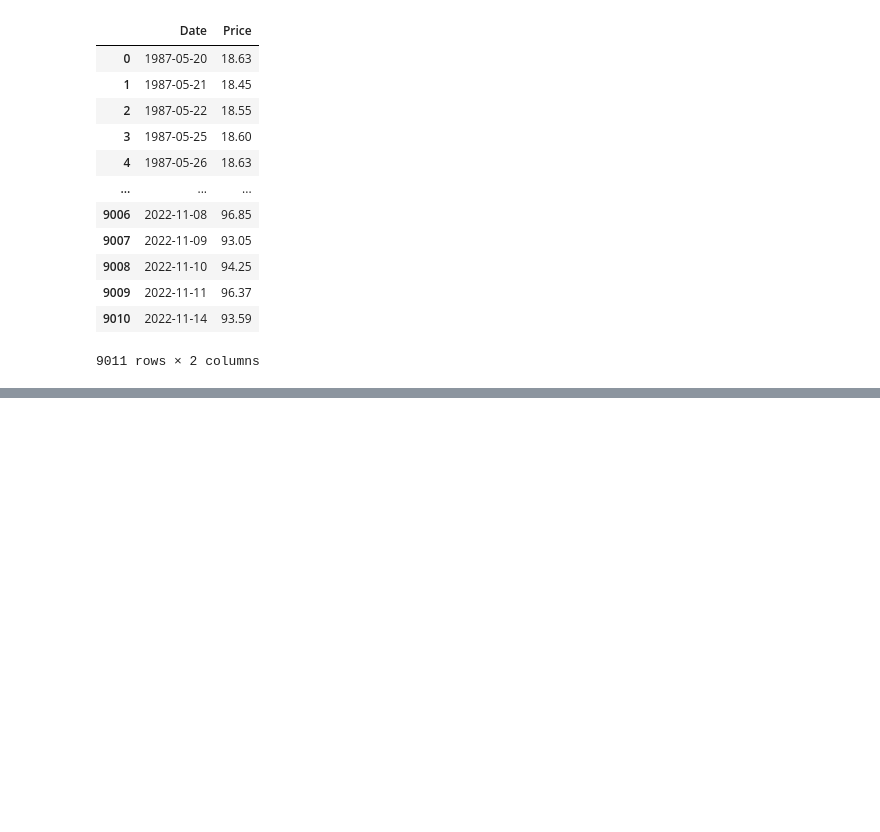
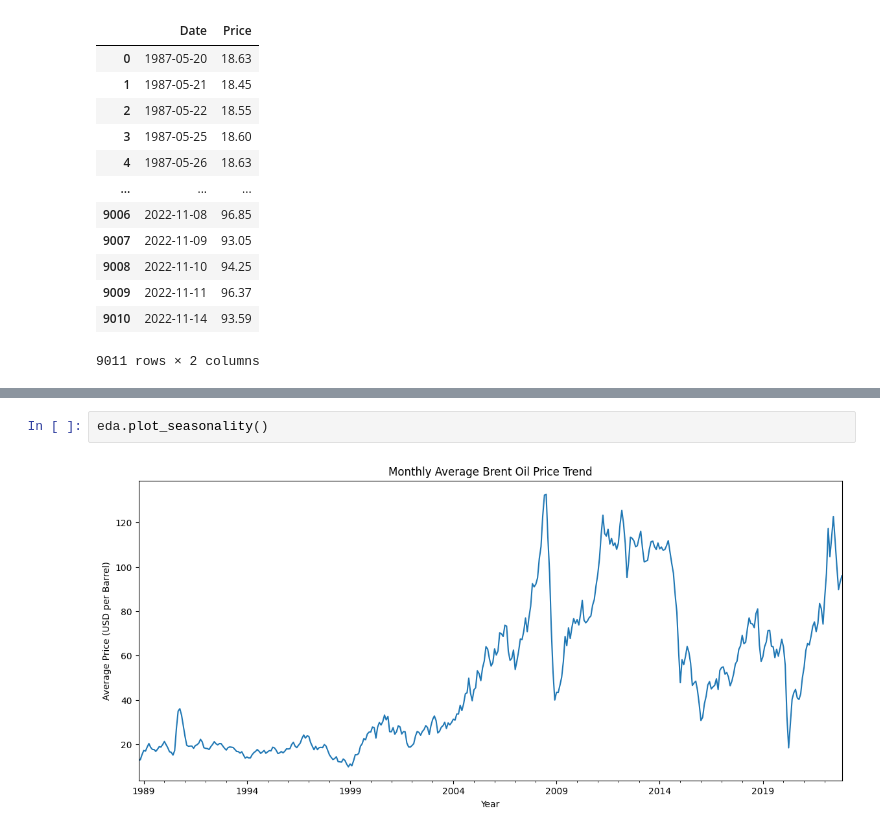
Before and after one commit to Khayo-7/10Academy-Kifiya-Week-10, a Jupyter notebook: notebooks/initial_EDA.ipynb, the cells around one changed output, grey strips where cells are left out. Cells and saved outputs as stored; diff of their text form; blank space fills up the shorter version.

```diff
--- a/notebooks/initial_EDA.ipynb
+++ b/notebooks/initial_EDA.ipynb
@@ -168,0 +199,4 @@ preprocessor.save_data(Path("../resources/data/processed/processed.csv"))
+# %%
+eda.plot_seasonality()
+# %% [output]
+[figure, added]
```
Also changed, not shown: parts of 20 cells of this notebook, 22 other files.
